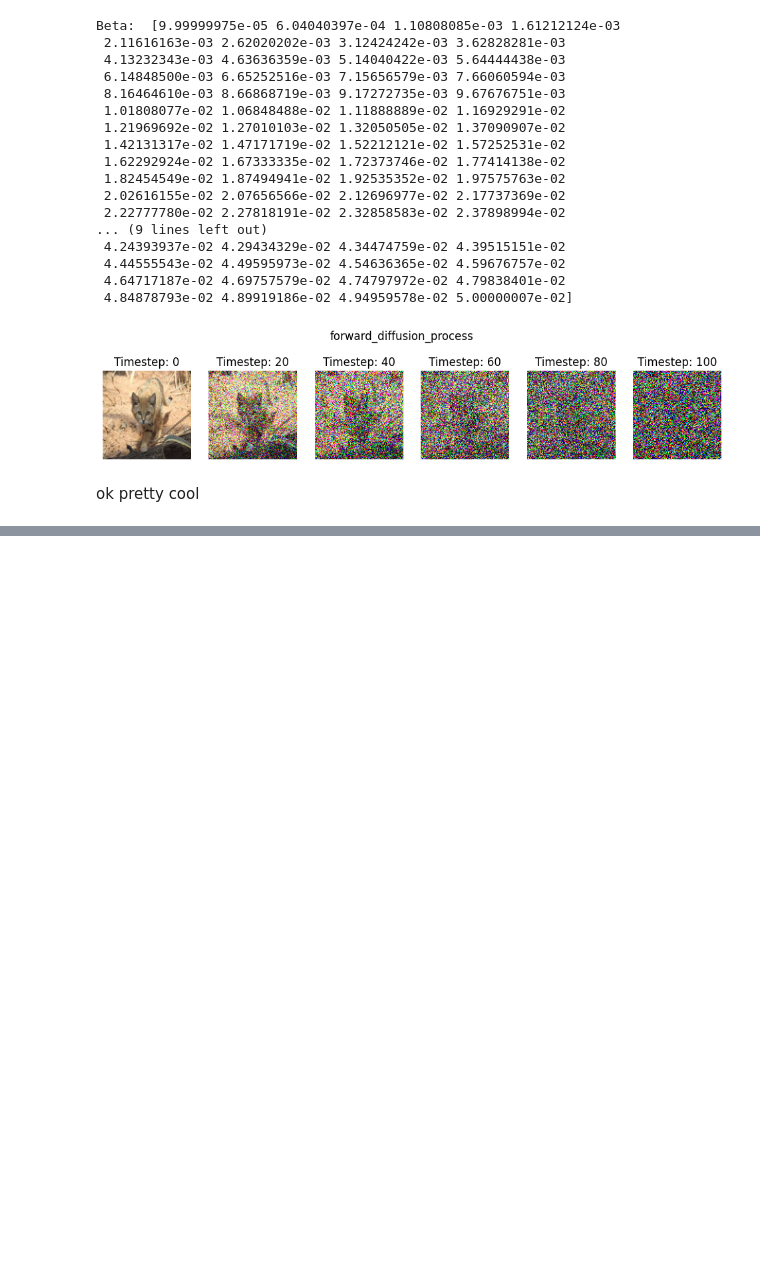
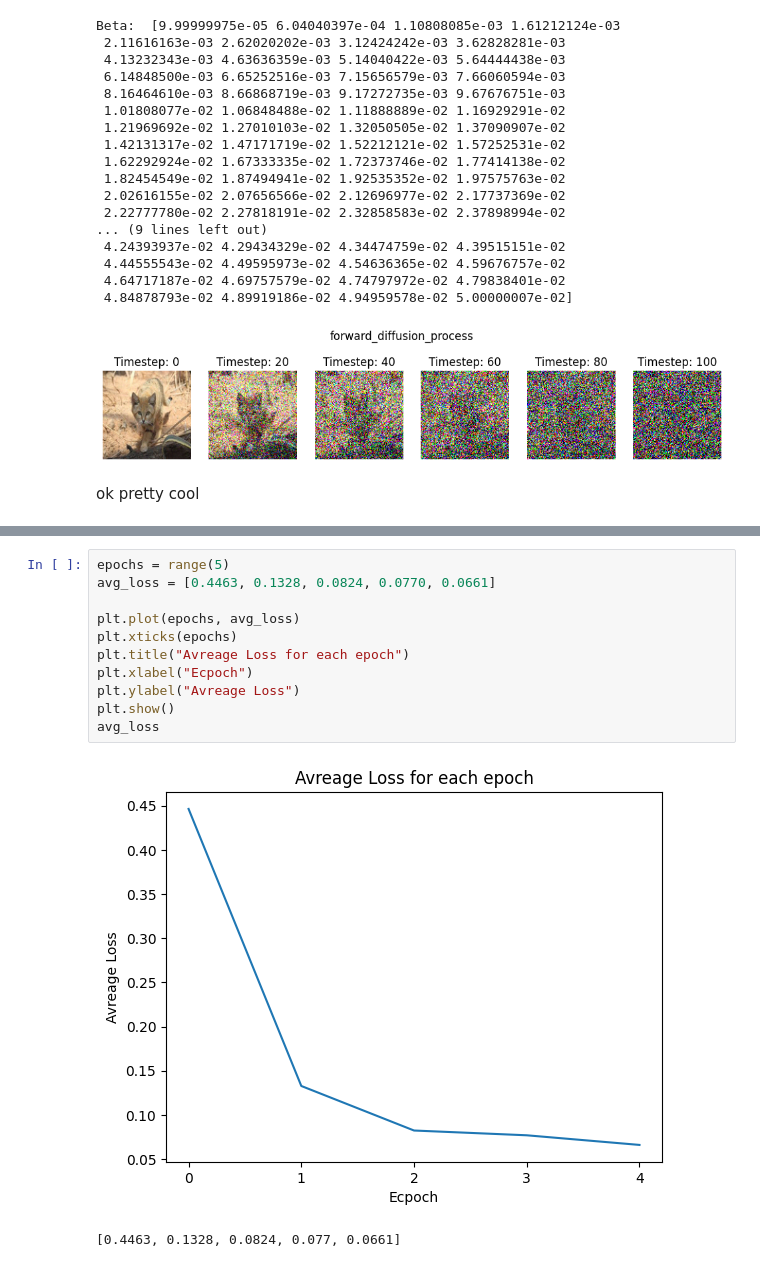
Before and after one commit to TudorMurariu/Masters-of-High-Performance-Computing-and-Big-Data-Analytics, a Jupyter notebook: an2/Sem1/deep-learning/proiect/DiffusionModel.ipynb, the cells around one changed output, grey strips where cells are left out. Drawn from its saved outputs; the diff is of its cells as text; blank space fills up the shorter version.

```diff
--- a/an2/Sem1/deep-learning/proiect/DiffusionModel.ipynb
+++ b/an2/Sem1/deep-learning/proiect/DiffusionModel.ipynb
@@ -84,0 +530,14 @@ ok pretty cool
+# %%
+epochs = range(5)
+avg_loss = [0.4463, 0.1328, 0.0824, 0.0770, 0.0661]
+
+plt.plot(epochs, avg_loss)
+plt.xticks(epochs)
+plt.title("Avreage Loss for each epoch")
+plt.xlabel("Ecpoch")
+plt.ylabel("Avreage Loss")
+plt.show()
+avg_loss
+# %% [output]
+[figure, added]
+[0.4463, 0.1328, 0.0824, 0.077, 0.0661]
```
Also changed, not shown: parts of 8 cells of this notebook.
